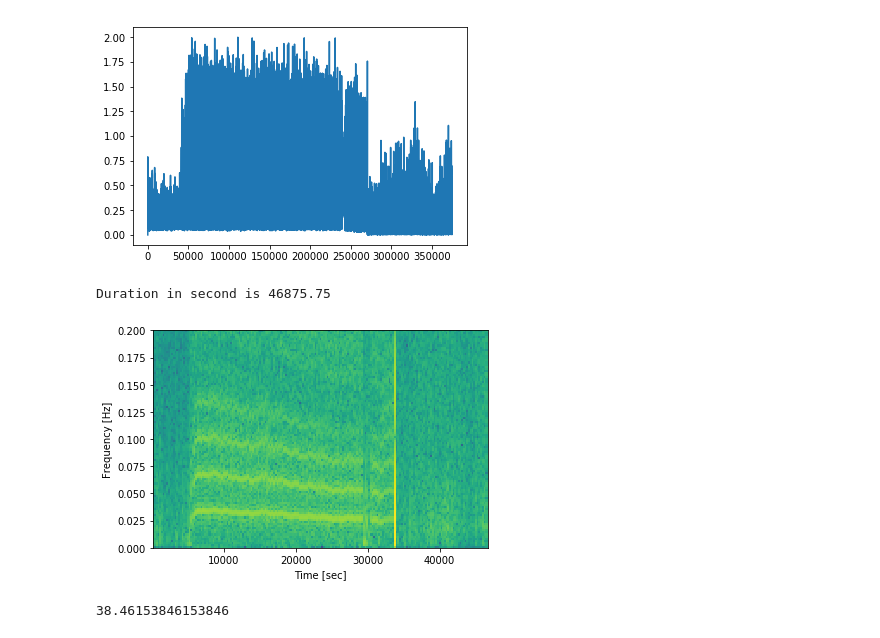
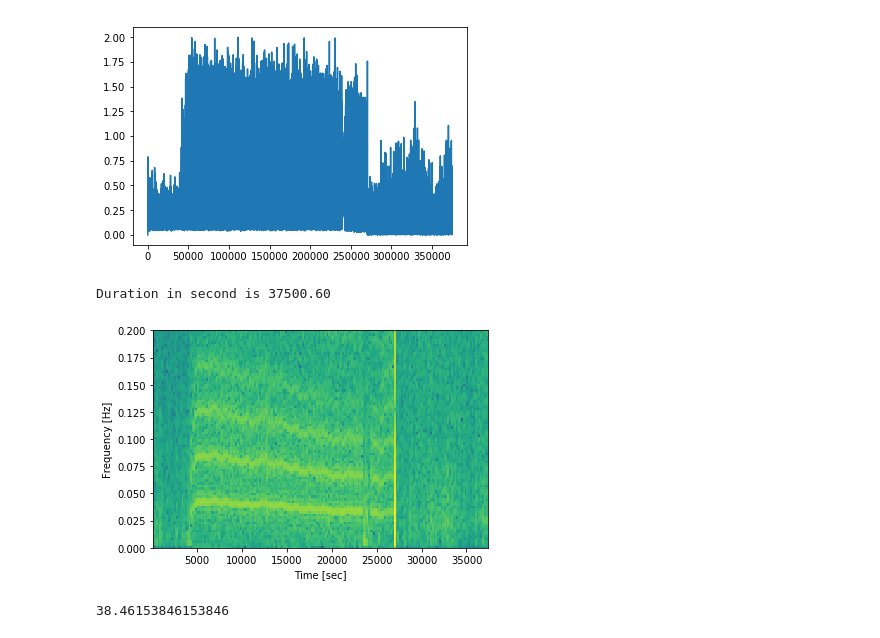
Before and after one commit to mixmixmix/parrtraks, a Jupyter notebook: Untitled.ipynb, the cells around one changed output. Drawn from its saved outputs; the diff is of its cells as text; code cells hidden in the pictures.

```diff
--- a/Untitled.ipynb
+++ b/Untitled.ipynb
@@ -87,21 +87,21 @@ plt.plot(df[1][df[1]<2])
 # %%
 import matplotlib.pyplot as plt
 from scipy import signal
 migrats = df.iloc[:,1]
-fs = 8
+fs = 10
 duration = len(migrats)/fs
 print("Duration in second is {0:.2f}".format(duration))
 #plt.plot(migrats)
 frequencies3, times3, spectrogram3 = signal.spectrogram(migrats, fs,nfft=4096,nperseg=2048,noverlap = 128)
-plt.pcolormesh(times3, frequencies3, 10*np.log10(spectrogram3))
+plt.pcolormesh(times3, frequencies3, 20*np.log10(spectrogram3))
 #plt.imshow(spectrogram)
 plt.ylabel('Frequency [Hz]')
 plt.xlabel('Time [sec]')
 plt.ylim([0, 0.2])
 plt.show()
 # %% [output]
-Duration in second is 46875.75
+Duration in second is 37500.60
-[figure, old version]
+[figure, new version]
 # %%
 1/0.026
 # %% [output]
```
Also changed, not shown: parts of 38 cells of this notebook, 2 other files.
